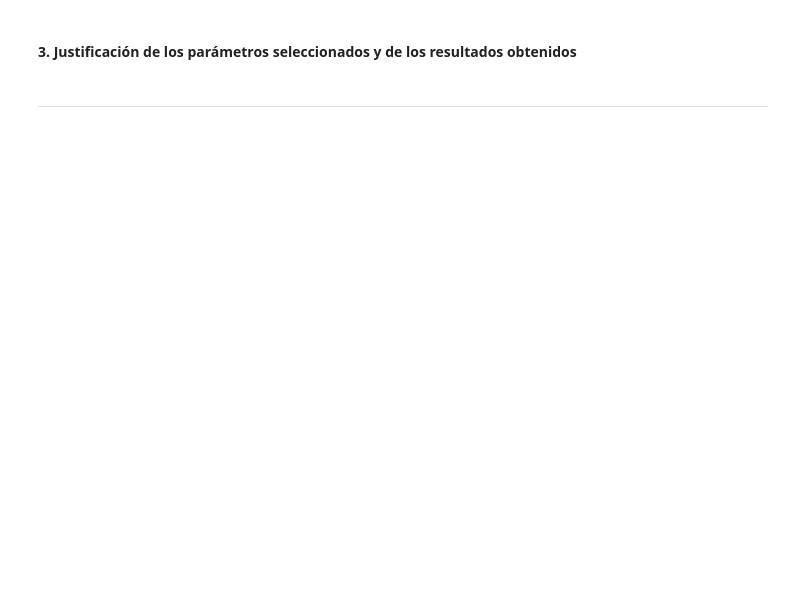
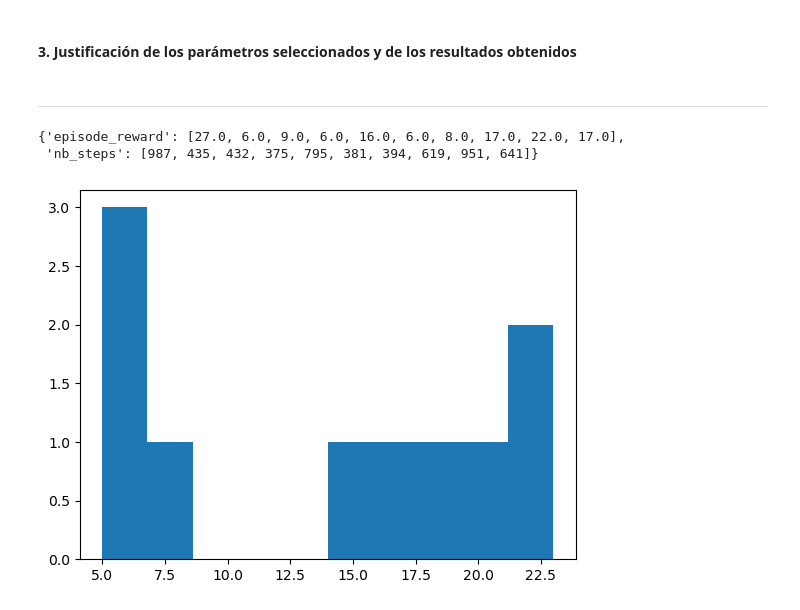
Before and after one commit to eliancitomix/08MIAR_Aprendizaje_por_Refuerzo, a Jupyter notebook: ProyectoPractico/08MIAR_Proyecto_practico.ipynb, the cells around one changed output. Cells and saved outputs as stored; diff of their text form; code cells hidden in the pictures; blank space fills up the shorter version.

```diff
--- a/ProyectoPractico/08MIAR_Proyecto_practico.ipynb
+++ b/ProyectoPractico/08MIAR_Proyecto_practico.ipynb
@@ -480,6 +480,6 @@ Interval 116 (1150000 steps performed)
 # Testing part to calculate the mean reward
 weights_filename = os.path.join(WEIGHTS_PATH, 'dqn_{}_weights.h5f'.format(env_name))
 dqn.load_weights(weights_filename)
-dqn.test(env, nb_episodes=10, visualize=False)
+H1 = dqn.test(env, nb_episodes=10, visualize=False)
 # %% [output]
 Testing for 10 episodes ...
@@ -518,0 +536,9 @@ Episode 10: reward: 23.000, steps: 1280
+# %%
+H.history
+# %% [output]
+{'episode_reward': [27.0, 6.0, 9.0, 6.0, 16.0, 6.0, 8.0, 17.0, 22.0, 17.0],
+ 'nb_steps': [987, 435, 432, 375, 795, 381, 394, 619, 951, 641]}
+# %%
+plt.hist(H1.history.get('episode_reward'));
+# %% [output]
+[figure, added]
```
Also changed, not shown: parts of 9 cells of this notebook.
